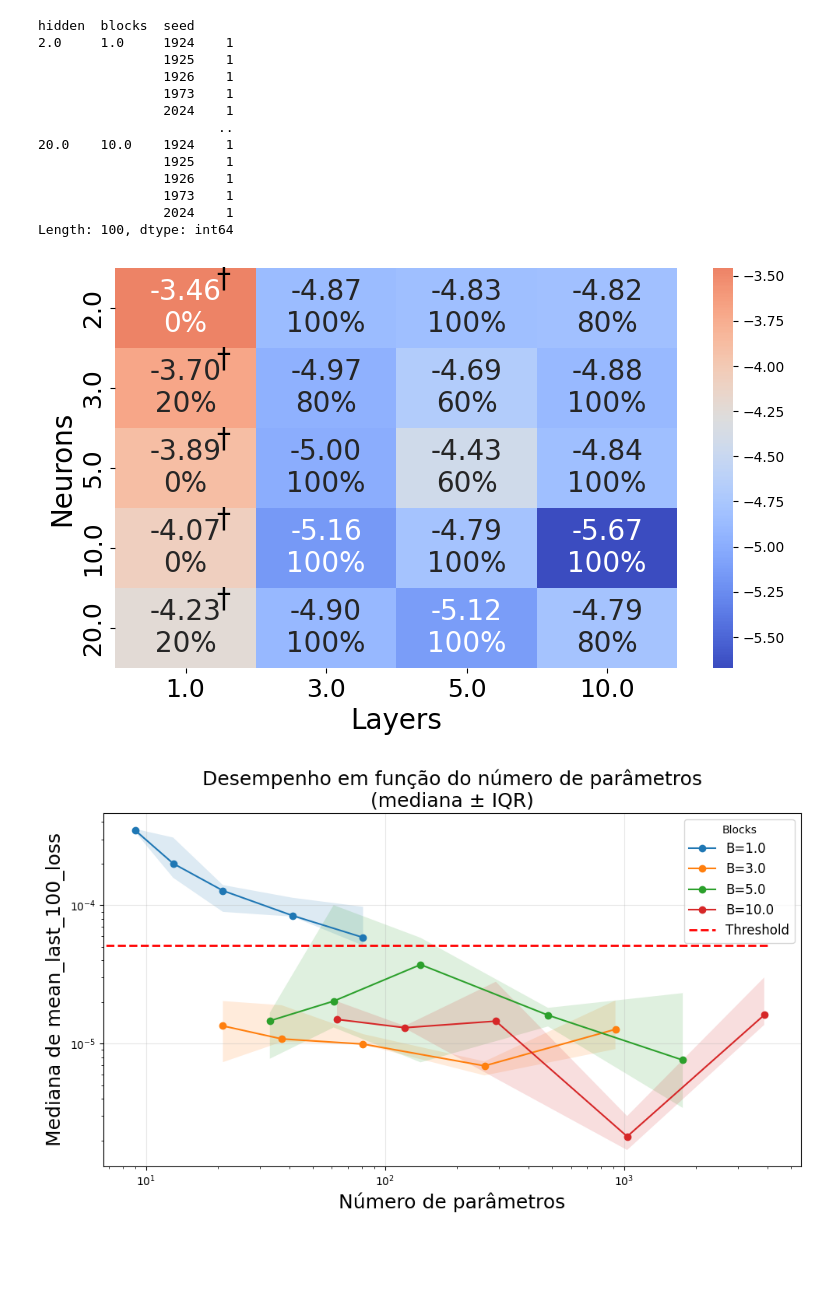
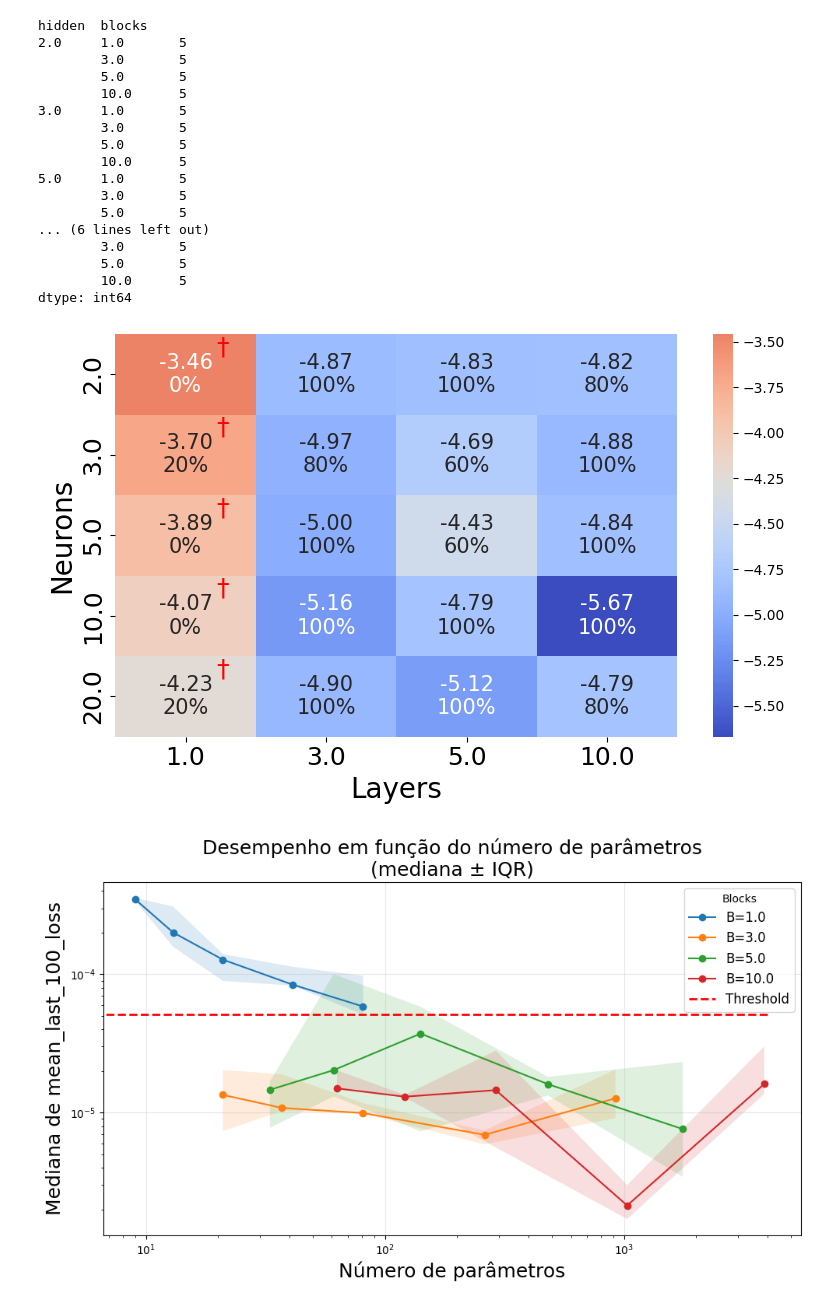
Before and after one commit to cammaral/pinn, a Jupyter notebook: weciq.ipynb, the cells around one changed output. Drawn from its saved outputs; the diff is of its cells as text; code cells hidden in the pictures; blank space fills up the shorter version.

```diff
--- a/weciq.ipynb
+++ b/weciq.ipynb
@@ -93,19 +96,23 @@ df_hybrid
 # %%
-df_class.groupby(["hidden", "blocks", "seed"]).size()
+df_class.groupby(["hidden", "blocks"]).size()
 # %% [output]
-hidden  blocks  seed
-2.0     1.0     1924    1
-                1925    1
-                1926    1
-                1973    1
-                2024    1
-                       ..
-20.0    10.0    1924    1
-                1925    1
-                1926    1
-                1973    1
-                2024    1
-Length: 100, dtype: int64
+hidden  blocks
+2.0     1.0       5
+        3.0       5
+        5.0       5
+        10.0      5
+3.0     1.0       5
+        3.0       5
+        5.0       5
+        10.0      5
+5.0     1.0       5
+        3.0       5
+        5.0       5
+... (6 lines left out)
+        3.0       5
+        5.0       5
+        10.0      5
+dtype: int64
 # %%
 threshold = (1 / 140**2)
 
@@ -151,37 +158,38 @@ for i, h in enumerate(pivot.index):
 # log10 do threshold para centralizar o mapa
 thr_log = np.log10(threshold)
 
 plt.figure(figsize=(8,5))
 ax = sns.heatmap(
     pivot_log,
     annot=annot,
     fmt="",              # importante: usamos strings prontas
     cmap="coolwarm",
     center=thr_log,
-    annot_kws={"size": 20},
+    annot_kws={"size": 15},
 )
 ax.tick_params(axis='both', which='major', labelsize=18)
 #plt.title(f"log10(MSE normalizado) — threshold = {threshold}")
 plt.ylabel("Neurons", fontsize=20)
 plt.xlabel("Layers", fontsize=20)
 
 # === adicionar '†' no canto superior direito das células acima do threshold ===
 for i in range(pivot.shape[0]):        # linhas
     for j in range(pivot.shape[1]):    # colunas
         if pivot.iloc[i, j] > threshold:
             ax.text(
                 j + 0.72,   # x deslocado para o canto superior direito
                 i + 0.25,   # y deslocado levemente para cima
                 "$\\dagger$",
-                color="black",
-                fontsize=20,
+                color="red",
+                fontsize=18,
                 fontweight="bold"
             )
 
 plt.tight_layout()
+plt.savefig("weciq_classic_heatmap.png", dpi=300)
 plt.show()
 # %% [output]
-[figure, old version]
+[figure, new version]
 # %%
 # ======================================================
 # 1) AGRUPAMENTO POR (blocks, num_params)
```
Also changed, not shown: parts of 8 cells of this notebook, 10 other files.
